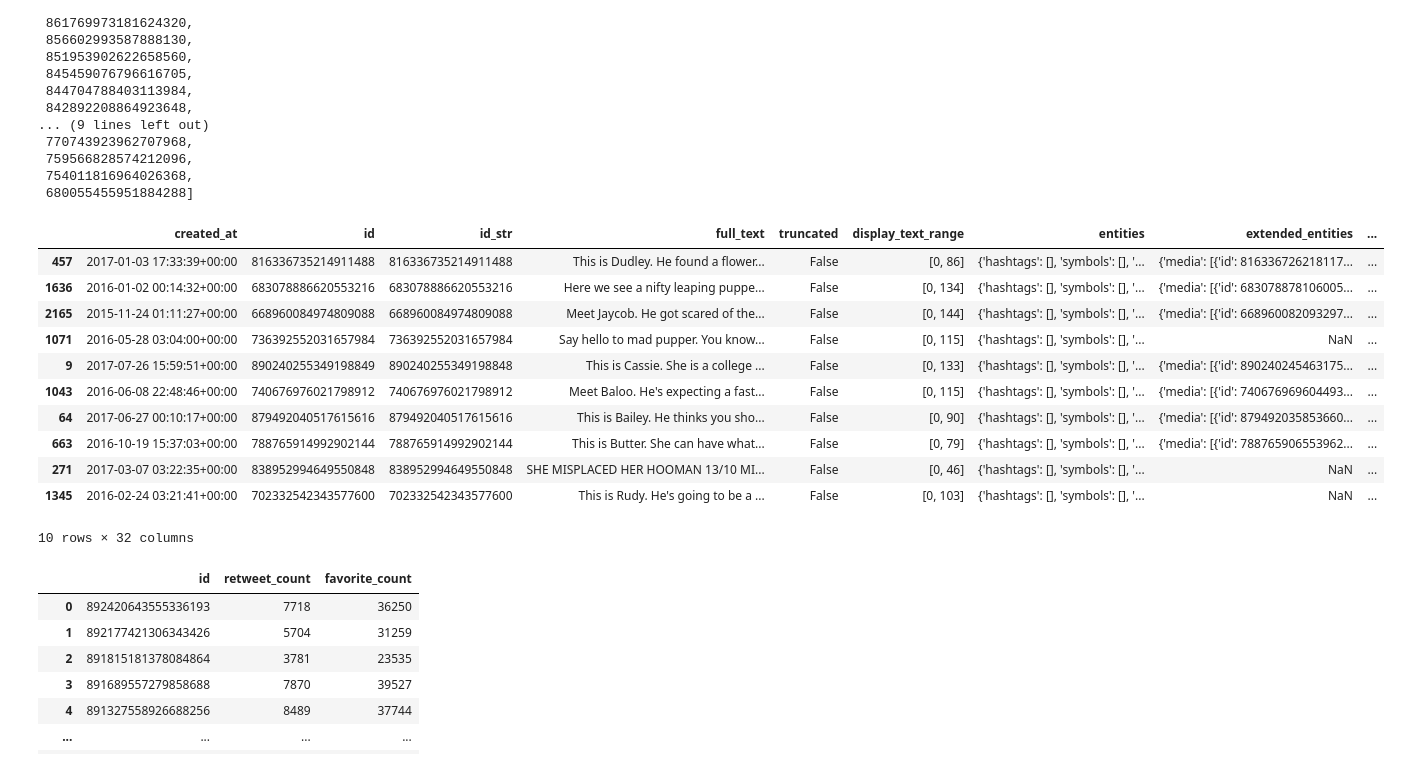
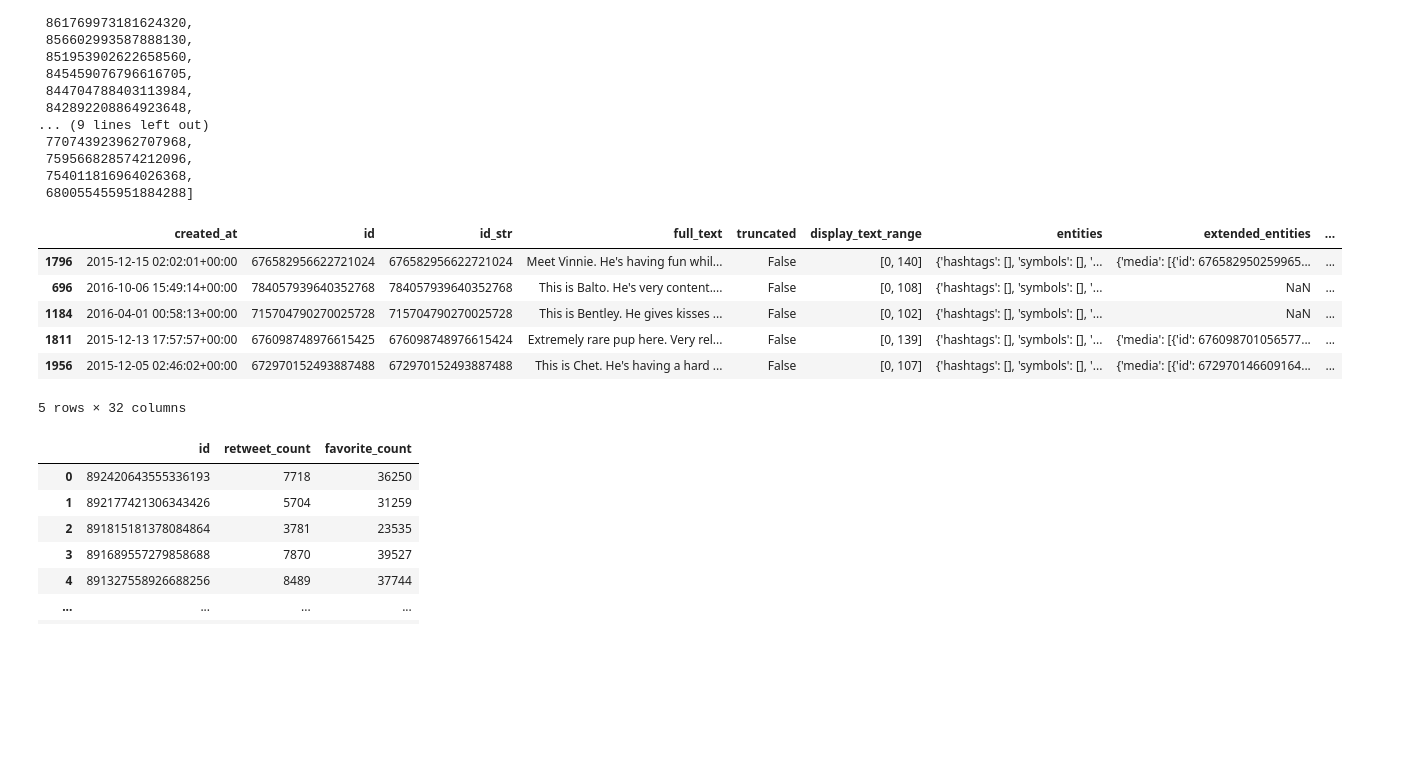
Before and after one commit to lizvqz/we_rate_dogs, a Jupyter notebook: wrangle_act.ipynb, the cells around one changed output. Cells and saved outputs as stored; diff of their text form; code cells hidden in the pictures; blank space fills up the shorter version.

```diff
--- a/wrangle_act.ipynb
+++ b/wrangle_act.ipynb
@@ -150,20 +150,15 @@ exceptions
  680055455951884288]
 # %%
 df = pd.read_json('tweet_json.txt', lines=True)
-df.sample(10)
+df.sample(5)
 # %% [output]
 |  | created_at | id | id_str | full_text | truncated | display_text_range | entities | extended_entities | ... |
-| 457 | 2017-01-03 17:33:39+00:00 | 816336735214911488 | 816336735214911488 | This is Dudley. He found a flower... | False | [0, 86] | {'hashtags': [], 'symbols': [], '... | {'media': [{'id': 816336726218117... | ... |
-| 1636 | 2016-01-02 00:14:32+00:00 | 683078886620553216 | 683078886620553216 | Here we see a nifty leaping puppe... | False | [0, 134] | {'hashtags': [], 'symbols': [], '... | {'media': [{'id': 683078878106005... | ... |
-| 2165 | 2015-11-24 01:11:27+00:00 | 668960084974809088 | 668960084974809088 | Meet Jaycob. He got scared of the... | False | [0, 144] | {'hashtags': [], 'symbols': [], '... | {'media': [{'id': 668960082093297... | ... |
-| 1071 | 2016-05-28 03:04:00+00:00 | 736392552031657984 | 736392552031657984 | Say hello to mad pupper. You know... | False | [0, 115] | {'hashtags': [], 'symbols': [], '... | NaN | ... |
-| 9 | 2017-07-26 15:59:51+00:00 | 890240255349198849 | 890240255349198848 | This is Cassie. She is a college ... | False | [0, 133] | {'hashtags': [], 'symbols': [], '... | {'media': [{'id': 890240245463175... | ... |
-| 1043 | 2016-06-08 22:48:46+00:00 | 740676976021798912 | 740676976021798912 | Meet Baloo. He's expecting a fast... | False | [0, 115] | {'hashtags': [], 'symbols': [], '... | {'media': [{'id': 740676969604493... | ... |
-| 64 | 2017-06-27 00:10:17+00:00 | 879492040517615616 | 879492040517615616 | This is Bailey. He thinks you sho... | False | [0, 90] | {'hashtags': [], 'symbols': [], '... | {'media': [{'id': 879492035853660... | ... |
-| 663 | 2016-10-19 15:37:03+00:00 | 788765914992902144 | 788765914992902144 | This is Butter. She can have what... | False | [0, 79] | {'hashtags': [], 'symbols': [], '... | {'media': [{'id': 788765906553962... | ... |
-| 271 | 2017-03-07 03:22:35+00:00 | 838952994649550848 | 838952994649550848 | SHE MISPLACED HER HOOMAN 13/10 MI... | False | [0, 46] | {'hashtags': [], 'symbols': [], '... | NaN | ... |
-| 1345 | 2016-02-24 03:21:41+00:00 | 702332542343577600 | 702332542343577600 | This is Rudy. He's going to be a ... | False | [0, 103] | {'hashtags': [], 'symbols': [], '... | NaN | ... |
+| 1796 | 2015-12-15 02:02:01+00:00 | 676582956622721024 | 676582956622721024 | Meet Vinnie. He's having fun whil... | False | [0, 140] | {'hashtags': [], 'symbols': [], '... | {'media': [{'id': 676582950259965... | ... |
+| 696 | 2016-10-06 15:49:14+00:00 | 784057939640352768 | 784057939640352768 | This is Balto. He's very content.... | False | [0, 108] | {'hashtags': [], 'symbols': [], '... | NaN | ... |
+| 1184 | 2016-04-01 00:58:13+00:00 | 715704790270025728 | 715704790270025728 | This is Bentley. He gives kisses ... | False | [0, 102] | {'hashtags': [], 'symbols': [], '... | NaN | ... |
+| 1811 | 2015-12-13 17:57:57+00:00 | 676098748976615425 | 676098748976615424 | Extremely rare pup here. Very rel... | False | [0, 139] | {'hashtags': [], 'symbols': [], '... | {'media': [{'id': 676098701056577... | ... |
+| 1956 | 2015-12-05 02:46:02+00:00 | 672970152493887488 | 672970152493887488 | This is Chet. He's having a hard ... | False | [0, 107] | {'hashtags': [], 'symbols': [], '... | {'media': [{'id': 672970146609164... | ... |
-10 rows × 32 columns
+5 rows × 32 columns
 # %%
 tweet_details_df = df.copy()
 # %%
```
Also changed, not shown: parts of 22 cells of this notebook.
